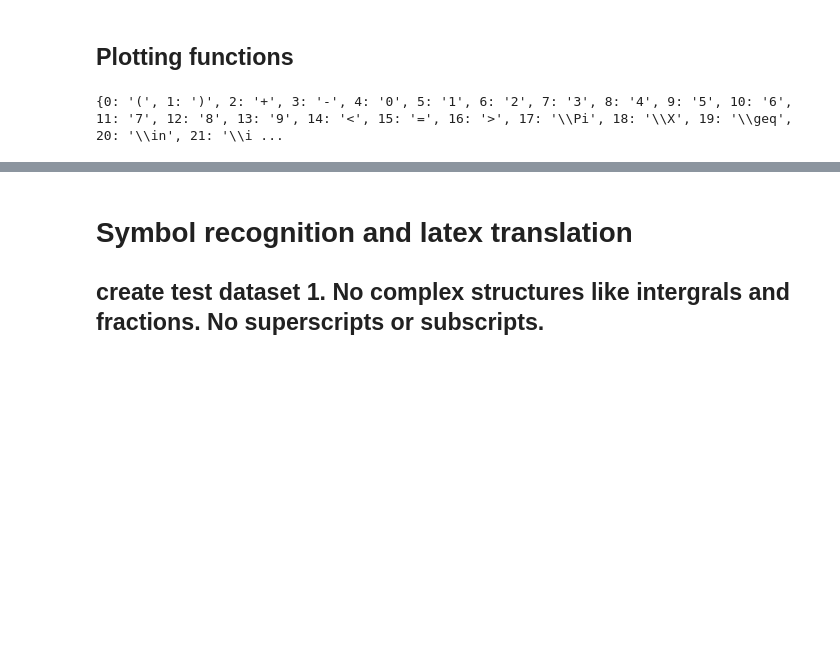
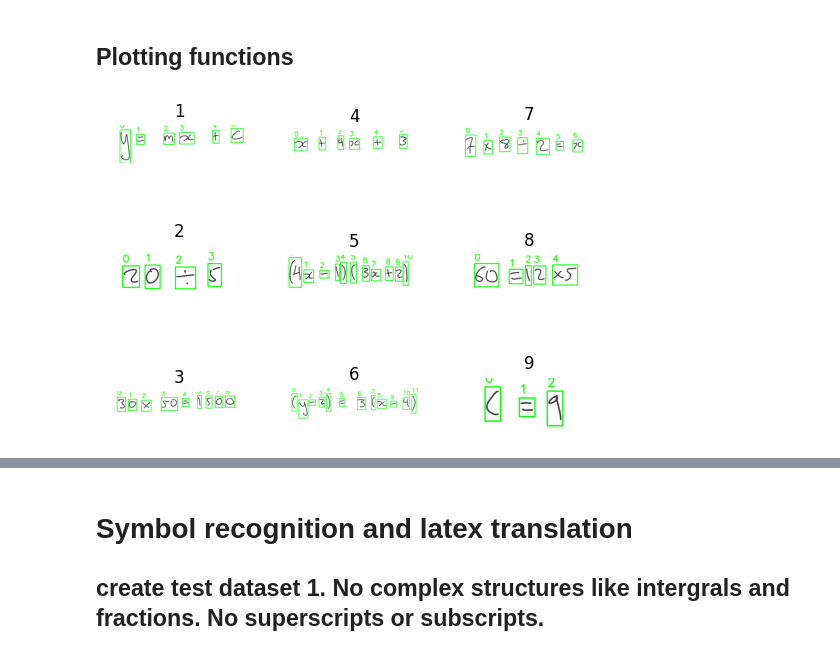
Before and after one commit to Beenben/HandMtoLat, a Jupyter notebook: boundingBoxSegmentation.ipynb, the cells around one changed output, grey strips where cells are left out. Cells and saved outputs as stored; diff of their text form; code cells hidden in the pictures; blank space fills up the shorter version.

Commit message:
before erosion of test set 1

```diff
--- a/boundingBoxSegmentation.ipynb
+++ b/boundingBoxSegmentation.ipynb
@@ -286,21 +286,26 @@ def oneplot_stage(img, stage):
 
     plt.imshow(img_stage)
 # %%
-path = r"C:\Users\b_wen\PythonProjects\HandMtoLat\test_set1"
+path = r"test_set1"
 imgs = load_equations(path)
 
 
 
 # stages 3 and 4
 
 subplot(imgs)
+# %% [output]
+[figure, added]
 # %%
+# converts file name to latex
+
 dic = {
     "-": r"-",
     "(": r"(",
     ")": r")",
     "+": r"+",
     "=": r"=",
+    "times": r"\times",
     "0": r"0",
     "1": r"1",
     "2": r"2",
@@ -311,59 +316,14 @@ dic = {
     "7": r"7",
     "8": r"8",
     "9": r"9",
-    "geq": r"\geq",
-    "gt": r">",
-    "i": r"i",
-    "in": r"\in",
-    "int": r"\int",
-    "j": r"j",
-    "leq": r"\le",
-    "lt": r"<",
-    "neq": r"\neq",
-    "pi": r"\Pi",
-    "sum": r"\sum",
-    "theta": r"\theta",
-    "times": r"\times",
-    "w": r"w",
-    "X": r"\X",
+    "div": r"\div",
     "y": r"y",
-    "z": r"z"
+    "X": r"x",
+    "C": r"c",
+    "M": r"m"
 }
 
-numsToLatex = {
-{
-    0: '(',
-    1: ')',
-    2: '+',
-    3: '-',
-    4: '0',
-    5: '1',
-    6: '2',
-    7: '3',
-    8: '4',
-    9: '5',
-    10: '6',
-    11: '7',
-    12: '8',
-    13: '9',
-    14: '<',
-    15: '=',
-    16: '>',
-    17: '\\Pi',
-    18: '\\X',
-    19: '\\geq',
-    20: '\\in',
-    21: '\\int',
-    22: '\\le',
-    23: '\\neq',
-    24: '\\sum',
-    25: '\\theta',
-    26: '\\times',
-    27: 'i',
-    28: 'j',
-    29: 'w',
-    30: 'y',
-    31: 'z'}
-}
+
+dic_list = [v for k, v in dic.items()]
+latexToNums = {k: v for v, k in enumerate(dic_list)}
+numsToLatex = {v: k for v, k in enumerate(dic_list)}
-# %% [output]
-{0: '(', 1: ')', 2: '+', 3: '-', 4: '0', 5: '1', 6: '2', 7: '3', 8: '4', 9: '5', 10: '6', 11: '7', 12: '8', 13: '9', 14: '<', 15: '=', 16: '>', 17: '\\Pi', 18: '\\X', 19: '\\geq', 20: '\\in', 21: '\\i ...
```
Also changed, not shown: parts of 3 cells of this notebook.
